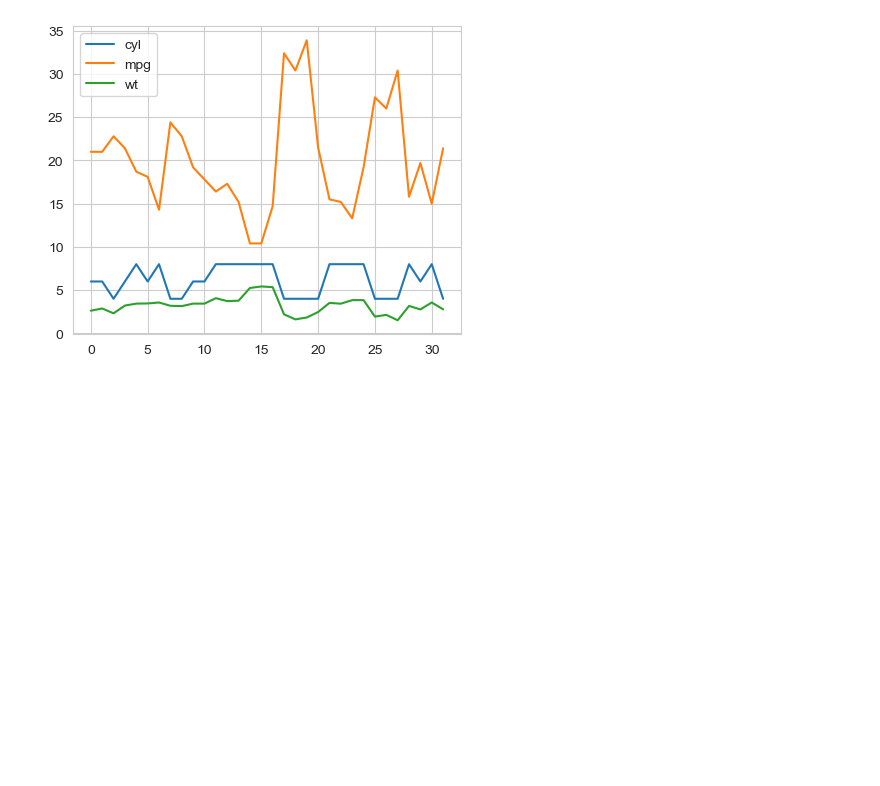
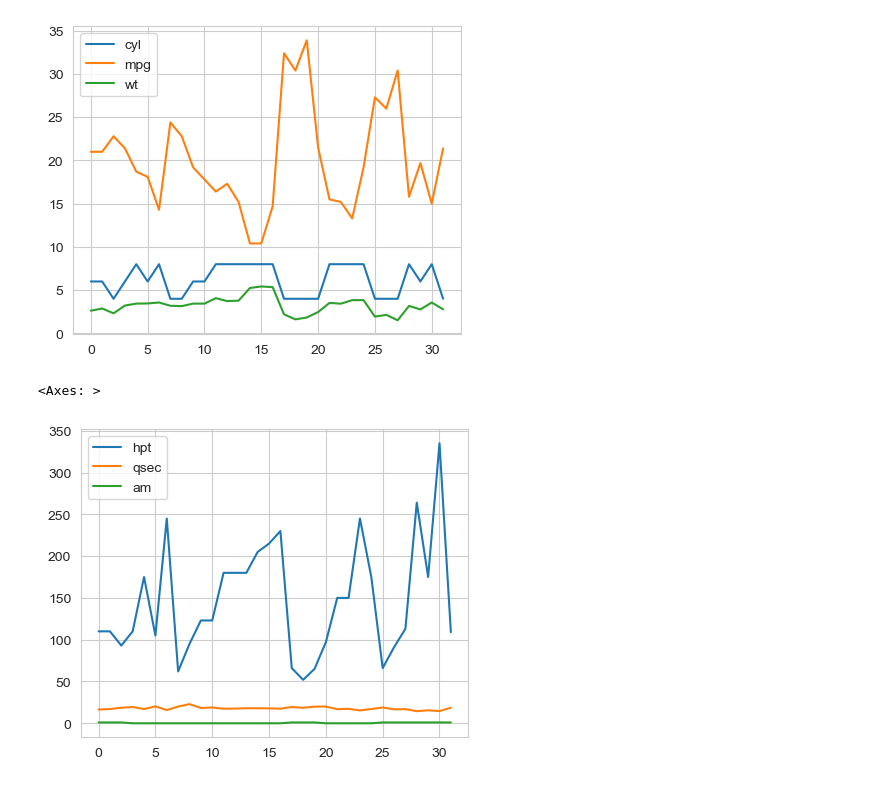
Before and after one commit to JzBreno/PythonV, a Jupyter notebook: Python_para_ciencia_de_dados/PandasLab/graficos.ipynb, the cells around one changed output. Saved outputs shown, nothing was run; the diff lists cells and outputs as text; code cells hidden in the pictures; blank space fills up the shorter version.

```diff
--- a/Python_para_ciencia_de_dados/PandasLab/graficos.ipynb
+++ b/Python_para_ciencia_de_dados/PandasLab/graficos.ipynb
@@ -31,3 +31,17 @@ df.plot()
 # %% [output]
 <Axes: >
 [figure]
+# %%
+caminho = 'carros.csv'
+carros = pd.read_csv(caminho)
+
+carros.columns = ['nomes', 'mpg', 'cyl','disp', 'hpt', 'drat', 'wt', 'qsec', 'vs', 'am', 'gear', 'carb']
+grupos_carros = carros.groupby('cyl')
+carros.head()
+
+dataframe = carros[['hpt', 'qsec', 'am']]
+
+dataframe.plot()
+# %% [output]
+<Axes: >
+[figure, added]
```
Also changed, not shown: parts of 3 cells of this notebook, 2 other files.
